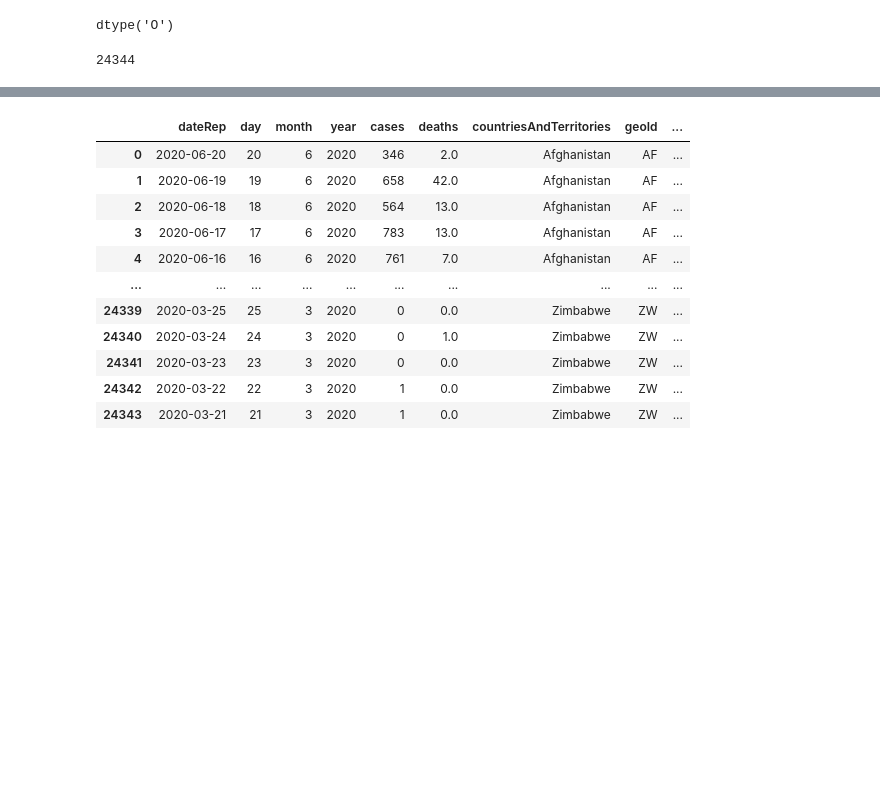
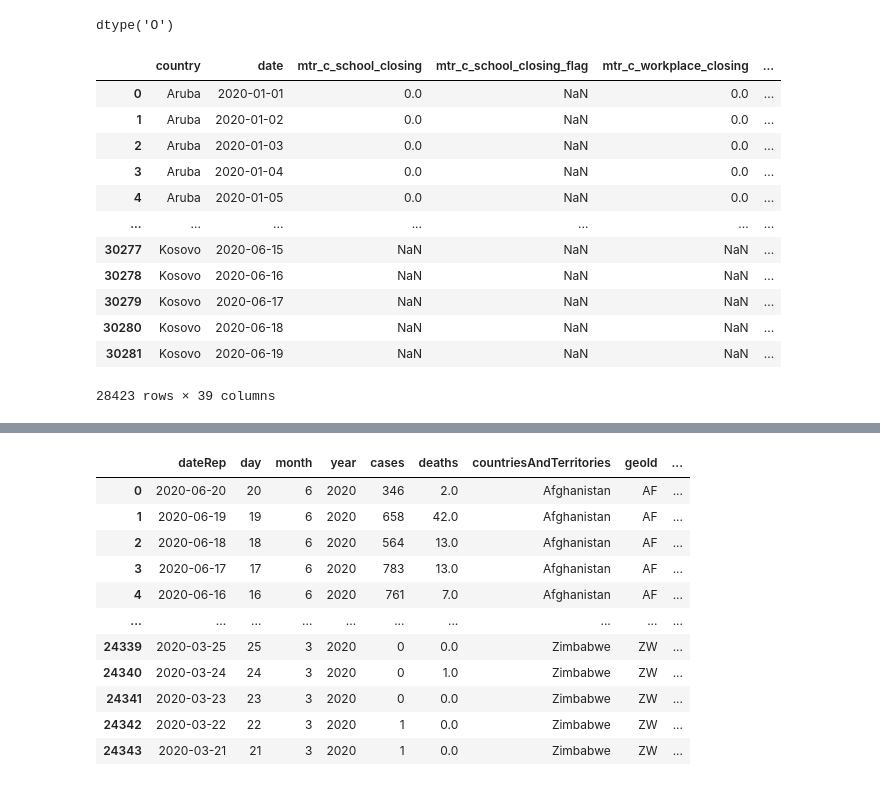
Before and after one commit to silverfield/corona-vis, a Jupyter notebook: nbs/process.ipynb, the cells around one changed output, grey strips where cells are left out. Drawn from its saved outputs; the diff is of its cells as text; code cells hidden in the pictures; blank space fills up the shorter version.

```diff
--- a/nbs/process.ipynb
+++ b/nbs/process.ipynb
@@ -60,2 +62,18 @@ dtype('O')
 # %%
 df = get_covid_df()
+# %%
+get_stringency_df(df)
+# %% [output]
+|  | country | date | mtr_c_school_closing | mtr_c_school_closing_flag | mtr_c_workplace_closing | ... |
+| 0 | Aruba | 2020-01-01 | 0.0 | NaN | 0.0 | ... |
+| 1 | Aruba | 2020-01-02 | 0.0 | NaN | 0.0 | ... |
+| 2 | Aruba | 2020-01-03 | 0.0 | NaN | 0.0 | ... |
+| 3 | Aruba | 2020-01-04 | 0.0 | NaN | 0.0 | ... |
+| 4 | Aruba | 2020-01-05 | 0.0 | NaN | 0.0 | ... |
+| ... | ... | ... | ... | ... | ... | ... |
+| 30277 | Kosovo | 2020-06-15 | NaN | NaN | NaN | ... |
+| 30278 | Kosovo | 2020-06-16 | NaN | NaN | NaN | ... |
+| 30279 | Kosovo | 2020-06-17 | NaN | NaN | NaN | ... |
+| 30280 | Kosovo | 2020-06-18 | NaN | NaN | NaN | ... |
+| 30281 | Kosovo | 2020-06-19 | NaN | NaN | NaN | ... |
+28423 rows × 39 columns
@@ -62,4 +82,2 @@ df = get_covid_df()
 # %%
-df.count()['date']
+df
-# %% [output]
-24344
```
Also changed, not shown: parts of 5 cells of this notebook, 2 other files.
